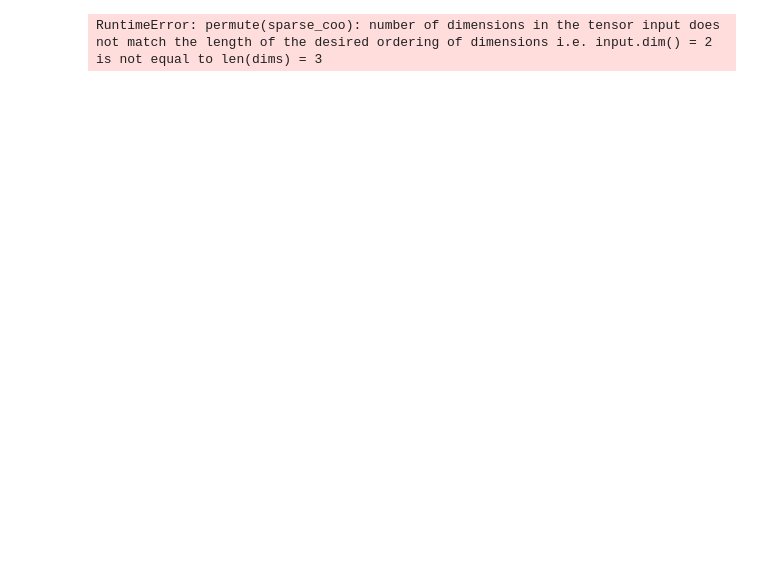
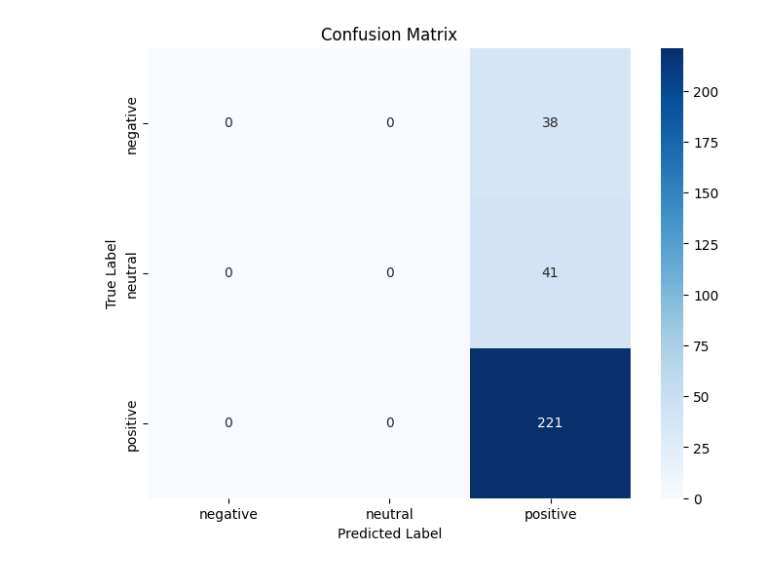
Before and after one commit to rifkiandriyanto/sentiment-analysis-hotel-review, a Jupyter notebook: tripadvisor-bilstm-attention-fasttext.ipynb, the cells around one changed output. Drawn from its saved outputs; the diff is of its cells as text; code cells hidden in the pictures; blank space fills up the shorter version.

```diff
--- a/tripadvisor-bilstm-attention-fasttext.ipynb
+++ b/tripadvisor-bilstm-attention-fasttext.ipynb
@@ -47,6 +47,10 @@ def text_to_vector(text):
 train_vectors = np.array([text_to_vector(text) for text in train_texts])
 test_vectors = np.array([text_to_vector(text) for text in test_texts])
 
+# Add sequence length dimension to vectors
+train_vectors = np.expand_dims(train_vectors, axis=1)
+test_vectors = np.expand_dims(test_vectors, axis=1)
+
 # Define BiLSTM with attention model
 class Attention(nn.Module):
     def __init__(self, query_dim, key_dim, value_dim):
@@ -59,7 +63,6 @@ class Attention(nn.Module):
         energy = torch.bmm(query, keys)  # [Bx1xQ]x[BxKxT] -> [Bx1xT]
         energy = torch.nn.functional.softmax(energy.mul_(self.scale), dim=2)  # scale, normalize
 
-        values = values.permute(1, 0, 2)  # [TxBxV] -> [BxTxV]
         linear_combination = torch.bmm(energy, values).squeeze(1)  # [Bx1xT]x[BxTxV] -> [BxV]
         return energy, linear_combination
 
@@ -141,7 +144,7 @@ train_model(bilstm_attention_model, train_loader, optimizer, loss_fn, num_epochs
 def evaluate_model(model, test_vectors_tensor, test_labels_tensor):
     model.eval()
     with torch.no_grad():
-        outputs = model(test_vectors_tensor.unsqueeze(0))  # Add extra dimension for batch
+        outputs = model(test_vectors_tensor)  # No need to add extra dimension for batch
         _, predicted = torch.max(outputs, 1)
         cm = confusion_matrix(test_labels_tensor.cpu(), predicted.cpu())
         cr = classification_report(test_labels_tensor.cpu(), predicted.cpu(), target_names=['negative', 'neutral', 'positive'])
@@ -174 +192 @@ plot_confusion_matrix(conf_matrix, ['negative', 'neutral', 'positive'])
-RuntimeError: permute(sparse_coo): number of dimensions in the tensor input does not match the length of the desired ordering of dimensions i.e. input.dim() = 2 is not equal to len(dims) = 3
+[figure, added]
```
Also changed, not shown: parts of 1 cell of this notebook, 2 other files.
